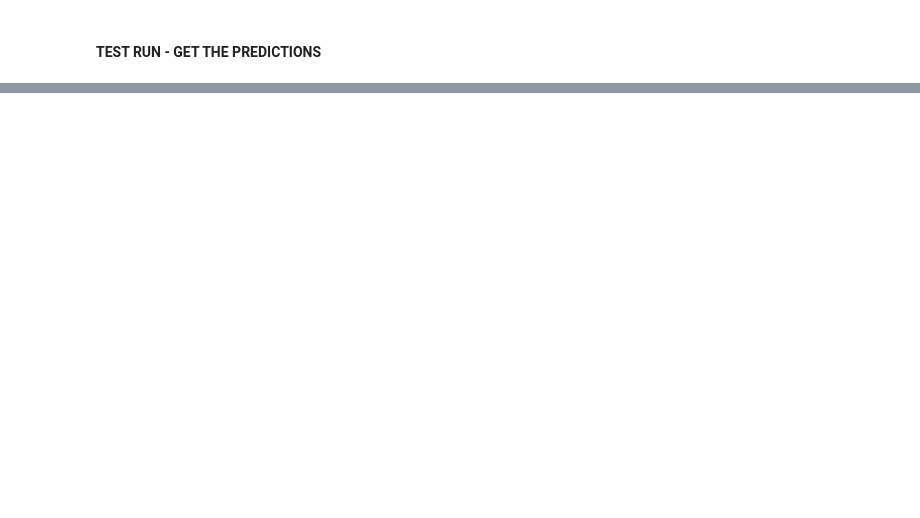
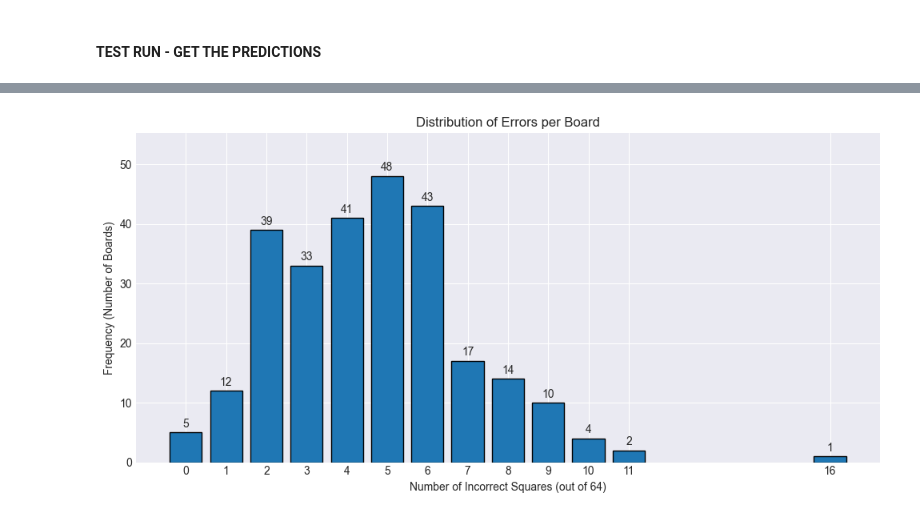
Before and after one commit to oldi00/DLCV-Chess, a Jupyter notebook: src/evaluation/evaluation.ipynb, the cells around one changed output, grey strips where cells are left out. Drawn from its saved outputs; the diff is of its cells as text; code cells hidden in the pictures; blank space fills up the shorter version.

```diff
--- a/src/evaluation/evaluation.ipynb
+++ b/src/evaluation/evaluation.ipynb
@@ -161,3 +167,26 @@ test {'N': 1170, 'per_square_acc': 0.9726, 'avg_board_acc': 0.9726, 'full_board_
+# %%
+# Extract data
+errors = results["test"]["errors_per_board"]
+unique_errors, counts = np.unique(errors, return_counts=True)
+
+plt.style.use('seaborn-v0_8-darkgrid')
+plt.figure(figsize=(10, 5))
+bars = plt.bar(unique_errors.astype(int), counts, edgecolor='black')
+
+for bar in bars:
+    yval = bar.get_height()
+    plt.text(bar.get_x() + bar.get_width()/2, yval + (max(counts)*0.01), int(yval), ha='center', va='bottom')
+
+plt.title("Distribution of Errors per Board")
+plt.xlabel("Number of Incorrect Squares")
+plt.ylabel("Frequency")
+plt.xticks(unique_errors.astype(int))
+plt.ylim(0, max(counts) * 1.15)
+plt.tight_layout()
+plt.savefig("board_errors_distribution.png")
+plt.show()
+# %% [output]
+[figure, added]
 # %%
 for split, m in results.items():
     n_full = int(
```
Also changed, not shown: parts of 11 cells of this notebook, 13 other files.
